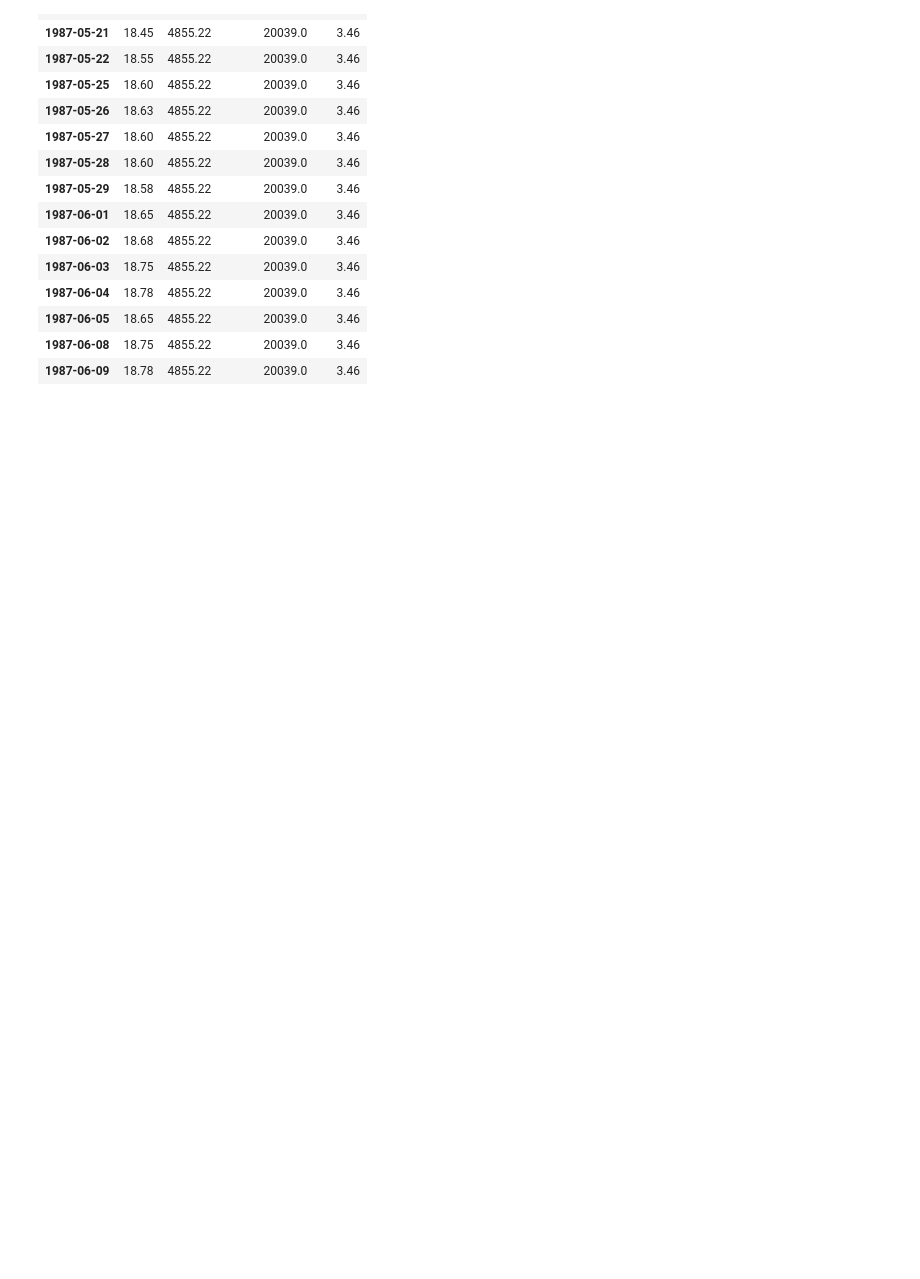
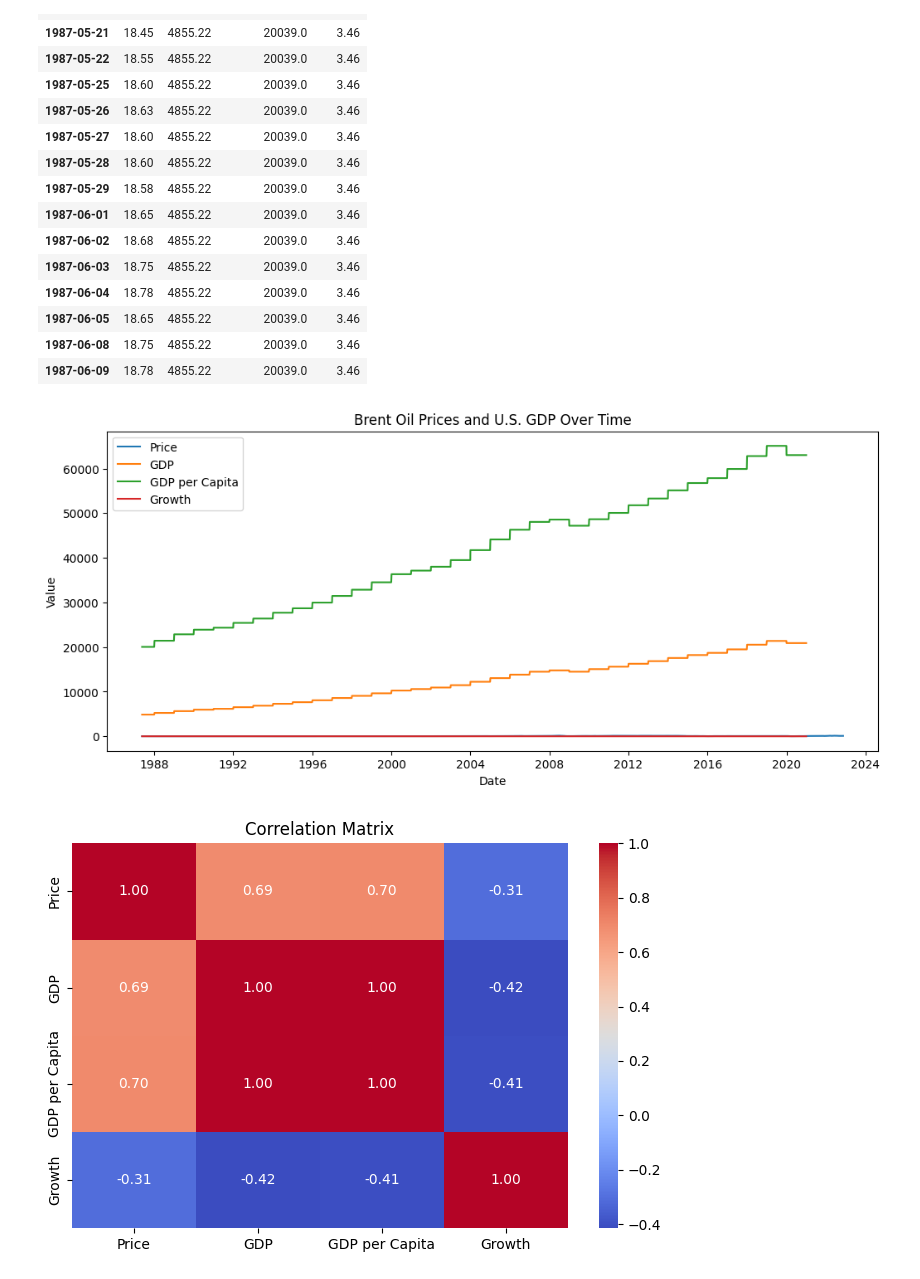
Before and after one commit to Nahom-ketsela/kaim-week-10, a Jupyter notebook: notebooks/Commodity_analysis.ipynb, the cells around one changed output. Drawn from its saved outputs; the diff is of its cells as text; code cells hidden in the pictures; blank space fills up the shorter version.

Commit message:
added visualization for the merged dataset and corelation of different attributes.

```diff
--- a/notebooks/Commodity_analysis.ipynb
+++ b/notebooks/Commodity_analysis.ipynb
@@ -92,3 +92,12 @@ merged_df.head(15)
 | 1987-06-05 | 18.65 | 4855.22 | 20039.0 | 3.46 |
 | 1987-06-08 | 18.75 | 4855.22 | 20039.0 | 3.46 |
 | 1987-06-09 | 18.78 | 4855.22 | 20039.0 | 3.46 |
+# %%
+#  Exploratory Data Analysis (EDA)
+
+# visualization of the merged dataset and corelation of different attributes
+ca.visualize_data(merged_df, "Brent Oil Prices and U.S. GDP Over Time")
+ca.correlation_analysis(merged_df)
+# %% [output]
+[figure, added]
+[figure, added]
```
